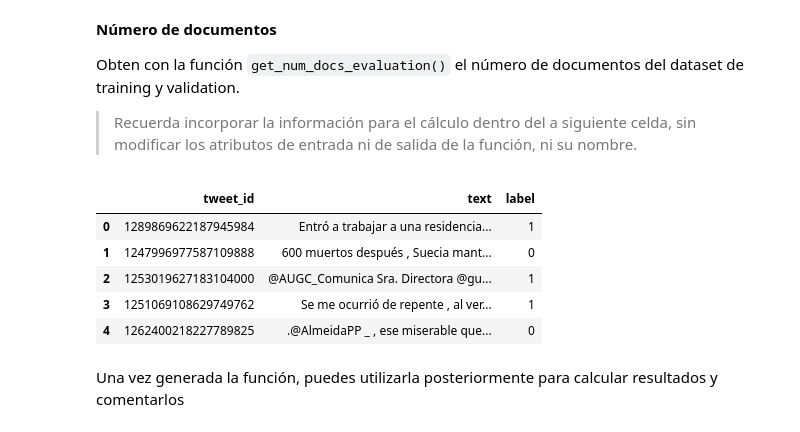
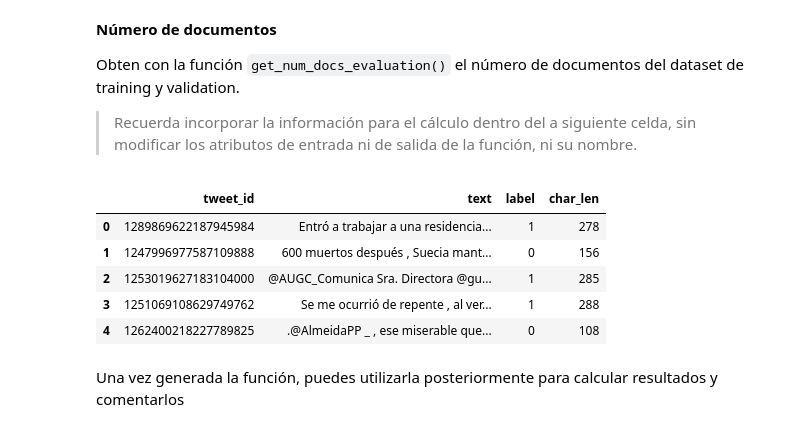
Before and after one commit to ivanrnarvaez/text_mining, a Jupyter notebook: NARVAEZ_BARREIROS_IVAN_RICARDO_Ejercicio1.ipynb, the cells around one changed output. Saved outputs shown, nothing was run; the diff lists cells and outputs as text; code cells hidden in the pictures.

```diff
--- a/NARVAEZ_BARREIROS_IVAN_RICARDO_Ejercicio1.ipynb
+++ b/NARVAEZ_BARREIROS_IVAN_RICARDO_Ejercicio1.ipynb
@@ -158,16 +164,17 @@ Obten con la función `get_num_docs_evaluation()` el número de documentos del d
 dataset_test_df['label'] = 1
 # %%
 dataset_train_df.to_csv('train.csv', index=False)
+dataset_test_df.to_csv('test.csv', index=False)
 dataset_val_df.head()
 # dataset_test_df.head()
 #dataset_train_df[dataset_train_df['tweet_id'] == '1289869622187945984']
 # %% [output]
-|  | tweet_id | text | label |
-| 0 | 1289869622187945984 | Entró a trabajar a una residencia... | 1 |
-| 1 | 1247996977587109888 | 600 muertos después , Suecia mant... | 0 |
-| 2 | 1253019627183104000 | @AUGC_Comunica Sra. Directora @gu... | 1 |
-| 3 | 1251069108629749762 | Se me ocurrió de repente , al ver... | 1 |
-| 4 | 1262400218227789825 | .@AlmeidaPP _ , ese miserable que... | 0 |
+|  | tweet_id | text | label | char_len |
+| 0 | 1289869622187945984 | Entró a trabajar a una residencia... | 1 | 278 |
+| 1 | 1247996977587109888 | 600 muertos después , Suecia mant... | 0 | 156 |
+| 2 | 1253019627183104000 | @AUGC_Comunica Sra. Directora @gu... | 1 | 285 |
+| 3 | 1251069108629749762 | Se me ocurrió de repente , al ver... | 1 | 288 |
+| 4 | 1262400218227789825 | .@AlmeidaPP _ , ese miserable que... | 0 | 108 |
 # %%
 #MODIFY: ADD INFO TO SOLVE FUNCTION
 def get_num_docs_evaluation(dataset_df):
```
Also changed, not shown: parts of 15 cells of this notebook.
